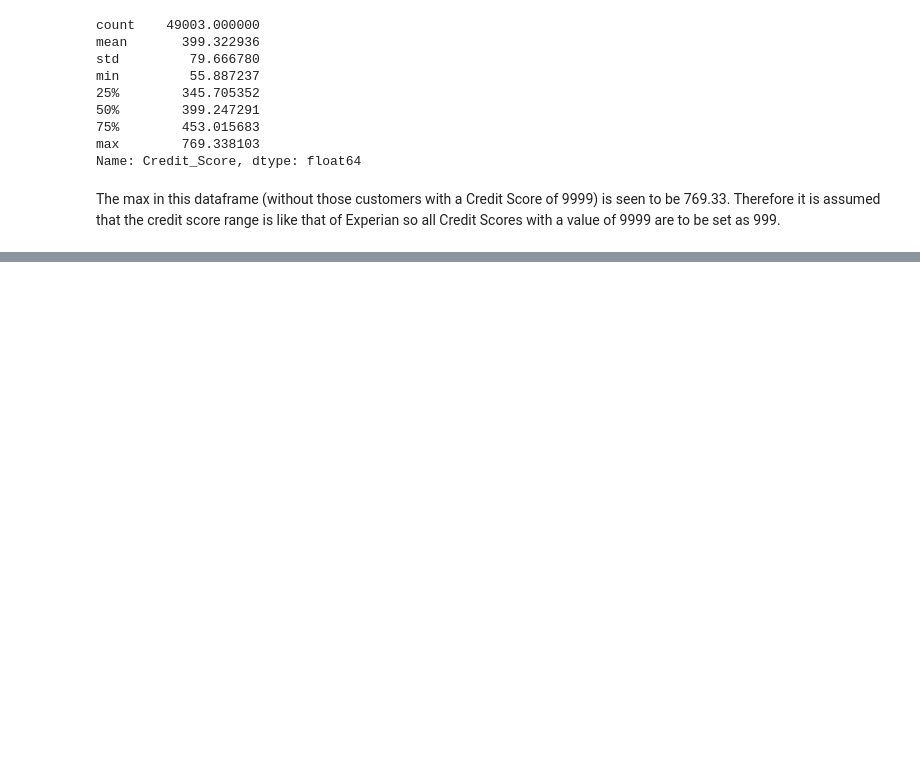
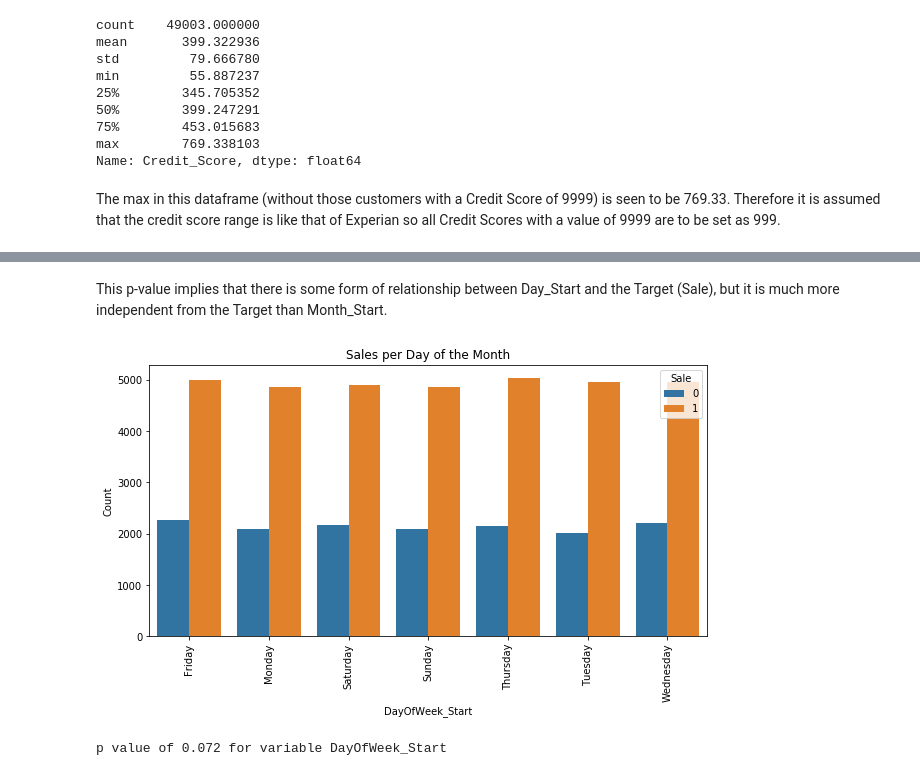
Before and after one commit to shaunmalti/hastings_direct, a Jupyter notebook: Notebook.ipynb, the cells around one changed output, grey strips where cells are left out. Saved outputs shown, nothing was run; the diff lists cells and outputs as text; code cells hidden in the pictures; blank space fills up the shorter version.

```diff
--- a/Notebook.ipynb
+++ b/Notebook.ipynb
@@ -248,0 +309,16 @@ df.groupby(['Year_Start'])
+# %% [markdown]
+This p-value implies that there is some form of relationship between Day_Start and the Target (Sale), but it is much more independent from the Target than Month_Start.
+# %%
+dw_gp = df.groupby(['DayOfWeek_Start', 'Sale']).size().reset_index(name='Count')
+
+fig = plt.figure(figsize=(10,5))
+ax = sns.barplot(x='DayOfWeek_Start', y='Count', hue='Sale', data=dw_gp)
+plt.title('Sales per Day of the Month')
+plt.xticks(rotation=90)
+plt.show()
+# %% [output]
+[figure, added]
+# %%
+chi2_cat_test(df, 'DayOfWeek_Start')
+# %% [output]
+p value of 0.072 for variable DayOfWeek_Start
```
Also changed, not shown: parts of 40 cells of this notebook.
